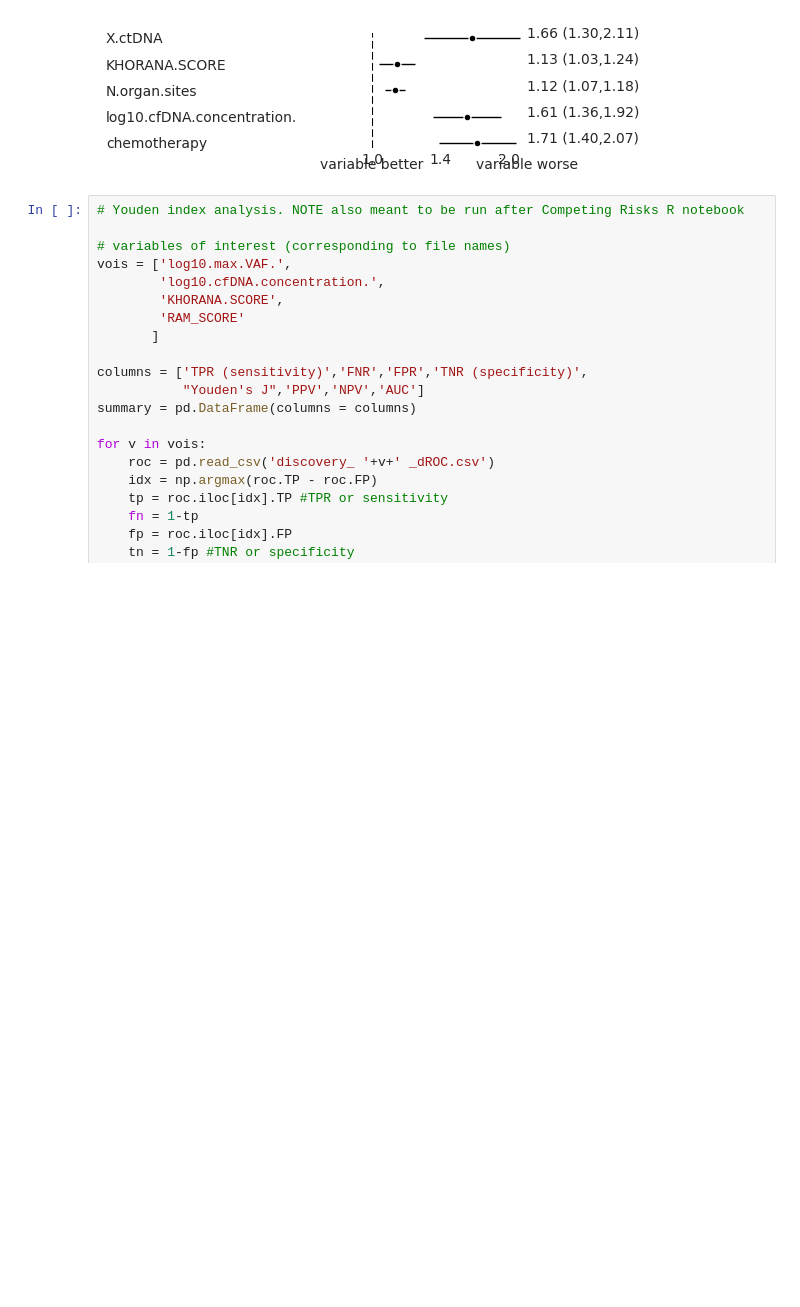
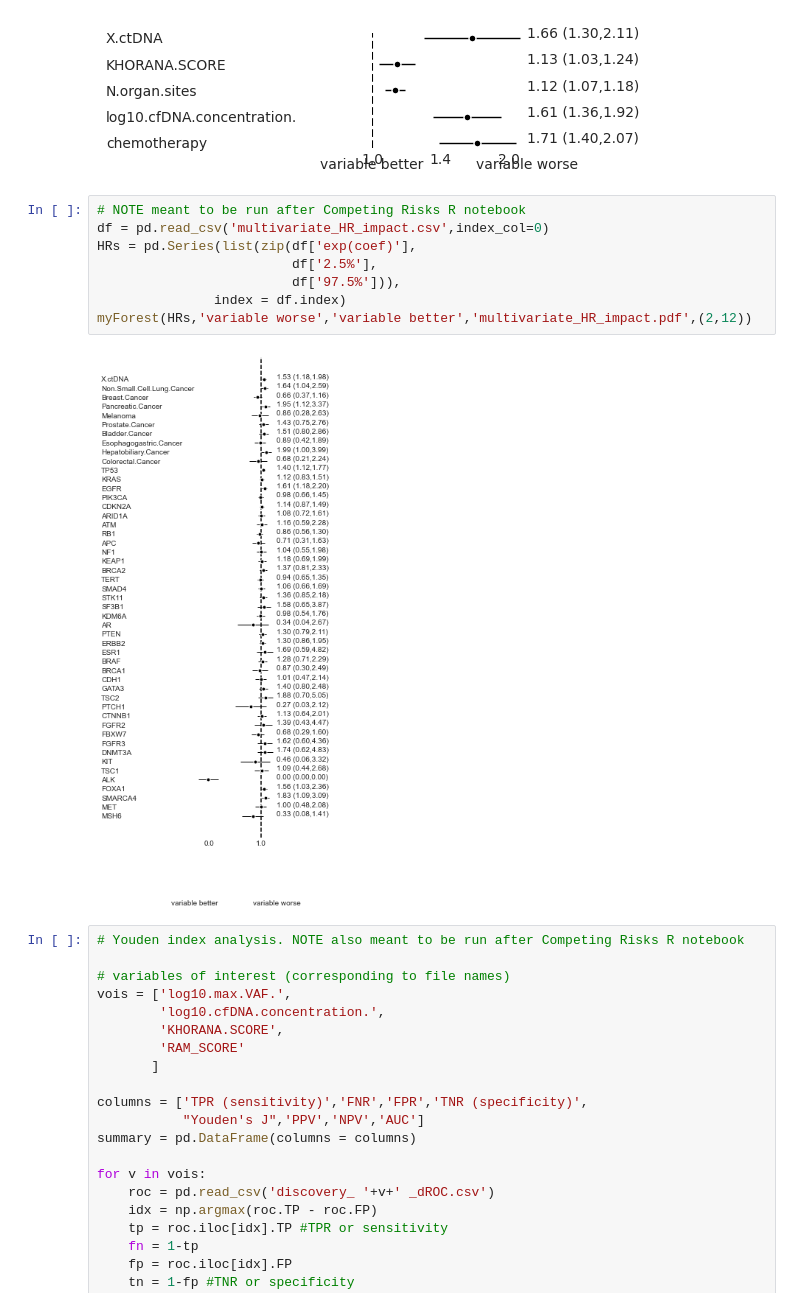
Before and after one commit to clinical-data-mining/ctDNA_CAT, a Jupyter notebook: code/VTE_visualize.ipynb, the cells around one changed output. Cells and saved outputs as stored; diff of their text form; blank space fills up the shorter version.

Commit message:
added tumor genomics multivar

```diff
--- a/code/VTE_visualize.ipynb
+++ b/code/VTE_visualize.ipynb
@@ -160,6 +160,16 @@ HRs = pd.Series(list(zip(df['exp(coef)'],
 myForest(HRs,'variable worse','variable better','multivariate_HR_example.pdf',(2,1.5))
 # %% [output]
 [figure]
+# %%
+# NOTE meant to be run after Competing Risks R notebook
+df = pd.read_csv('multivariate_HR_impact.csv',index_col=0)
+HRs = pd.Series(list(zip(df['exp(coef)'],
+                         df['2.5%'],
+                         df['97.5%'])),
+               index = df.index)
+myForest(HRs,'variable worse','variable better','multivariate_HR_impact.pdf',(2,12))
+# %% [output]
+[figure, added]
 # %%
 # Youden index analysis. NOTE also meant to be run after Competing Risks R notebook
 
```
Also changed, not shown: 4 other files.
